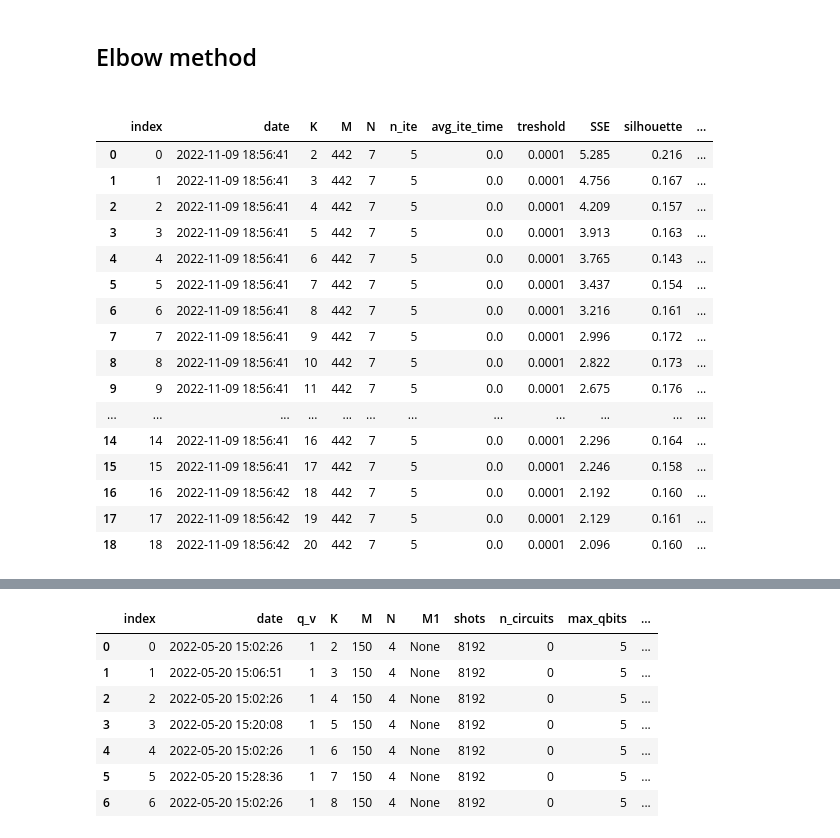
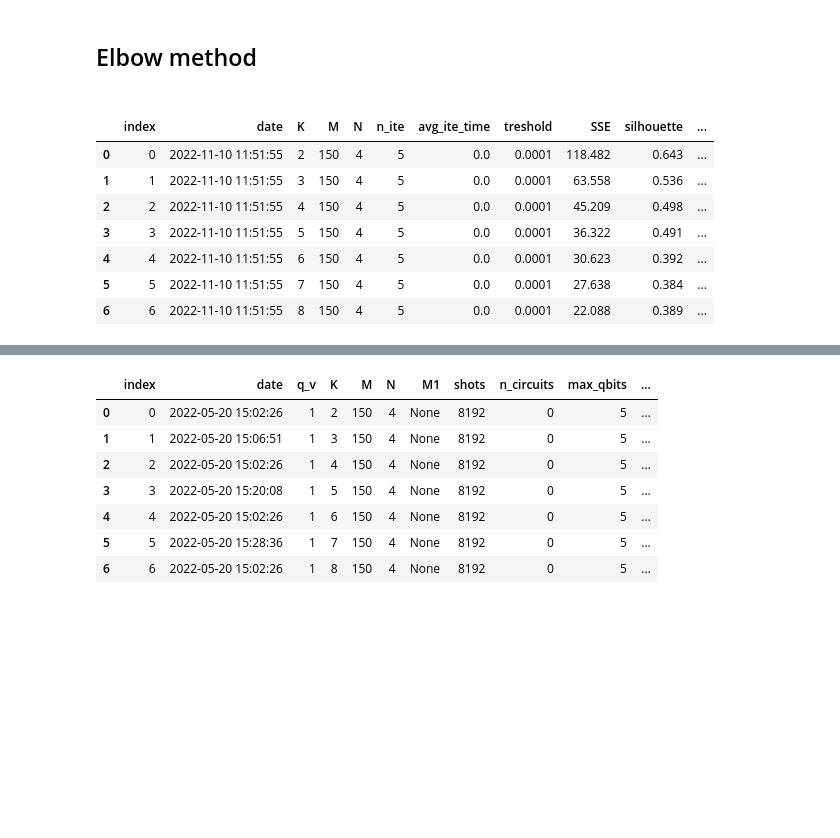
Before and after one commit to AlessandroPoggiali/QKmeans, a Jupyter notebook: test_analysis.ipynb, the cells around one changed output, grey strips where cells are left out. Cells and saved outputs as stored; diff of their text form; code cells hidden in the pictures; blank space fills up the shorter version.

```diff
--- a/test_analysis.ipynb
+++ b/test_analysis.ipynb
@@ -974,27 +974,18 @@ plt.show()
 # %% [markdown]
 <h2>Elbow method<h2>
 # %%
-dataset = 'diabetes'
+dataset = 'iris'
 df_kmeans = pd.read_csv("result/" + str(dataset) + "_kmeans.csv", sep=',')
 df_kmeans
 # %% [output]
 |  | index | date | K | M | N | n_ite | avg_ite_time | treshold | SSE | silhouette | ... |
-| 0 | 0 | 2022-11-09 18:56:41 | 2 | 442 | 7 | 5 | 0.0 | 0.0001 | 5.285 | 0.216 | ... |
-| 1 | 1 | 2022-11-09 18:56:41 | 3 | 442 | 7 | 5 | 0.0 | 0.0001 | 4.756 | 0.167 | ... |
-| 2 | 2 | 2022-11-09 18:56:41 | 4 | 442 | 7 | 5 | 0.0 | 0.0001 | 4.209 | 0.157 | ... |
-| 3 | 3 | 2022-11-09 18:56:41 | 5 | 442 | 7 | 5 | 0.0 | 0.0001 | 3.913 | 0.163 | ... |
-| 4 | 4 | 2022-11-09 18:56:41 | 6 | 442 | 7 | 5 | 0.0 | 0.0001 | 3.765 | 0.143 | ... |
-| 5 | 5 | 2022-11-09 18:56:41 | 7 | 442 | 7 | 5 | 0.0 | 0.0001 | 3.437 | 0.154 | ... |
-| 6 | 6 | 2022-11-09 18:56:41 | 8 | 442 | 7 | 5 | 0.0 | 0.0001 | 3.216 | 0.161 | ... |
-| 7 | 7 | 2022-11-09 18:56:41 | 9 | 442 | 7 | 5 | 0.0 | 0.0001 | 2.996 | 0.172 | ... |
-| 8 | 8 | 2022-11-09 18:56:41 | 10 | 442 | 7 | 5 | 0.0 | 0.0001 | 2.822 | 0.173 | ... |
-| 9 | 9 | 2022-11-09 18:56:41 | 11 | 442 | 7 | 5 | 0.0 | 0.0001 | 2.675 | 0.176 | ... |
-| ... | ... | ... | ... | ... | ... | ... | ... | ... | ... | ... | ... |
-| 14 | 14 | 2022-11-09 18:56:41 | 16 | 442 | 7 | 5 | 0.0 | 0.0001 | 2.296 | 0.164 | ... |
-| 15 | 15 | 2022-11-09 18:56:41 | 17 | 442 | 7 | 5 | 0.0 | 0.0001 | 2.246 | 0.158 | ... |
-| 16 | 16 | 2022-11-09 18:56:42 | 18 | 442 | 7 | 5 | 0.0 | 0.0001 | 2.192 | 0.160 | ... |
-| 17 | 17 | 2022-11-09 18:56:42 | 19 | 442 | 7 | 5 | 0.0 | 0.0001 | 2.129 | 0.161 | ... |
-| 18 | 18 | 2022-11-09 18:56:42 | 20 | 442 | 7 | 5 | 0.0 | 0.0001 | 2.096 | 0.160 | ... |
+| 0 | 0 | 2022-11-10 11:51:55 | 2 | 150 | 4 | 5 | 0.0 | 0.0001 | 118.482 | 0.643 | ... |
+| 1 | 1 | 2022-11-10 11:51:55 | 3 | 150 | 4 | 5 | 0.0 | 0.0001 | 63.558 | 0.536 | ... |
+| 2 | 2 | 2022-11-10 11:51:55 | 4 | 150 | 4 | 5 | 0.0 | 0.0001 | 45.209 | 0.498 | ... |
+| 3 | 3 | 2022-11-10 11:51:55 | 5 | 150 | 4 | 5 | 0.0 | 0.0001 | 36.322 | 0.491 | ... |
+| 4 | 4 | 2022-11-10 11:51:55 | 6 | 150 | 4 | 5 | 0.0 | 0.0001 | 30.623 | 0.392 | ... |
+| 5 | 5 | 2022-11-10 11:51:55 | 7 | 150 | 4 | 5 | 0.0 | 0.0001 | 27.638 | 0.384 | ... |
+| 6 | 6 | 2022-11-10 11:51:55 | 8 | 150 | 4 | 5 | 0.0 | 0.0001 | 22.088 | 0.389 | ... |
 # %%
 plt.plot(df_kmeans['K'], df_kmeans['SSE'],color='tab:blue', marker=".", label='SSE')
 plt.ylabel('SSE', fontsize=22)
```
Also changed, not shown: parts of 1 cell of this notebook, 13 other files.
